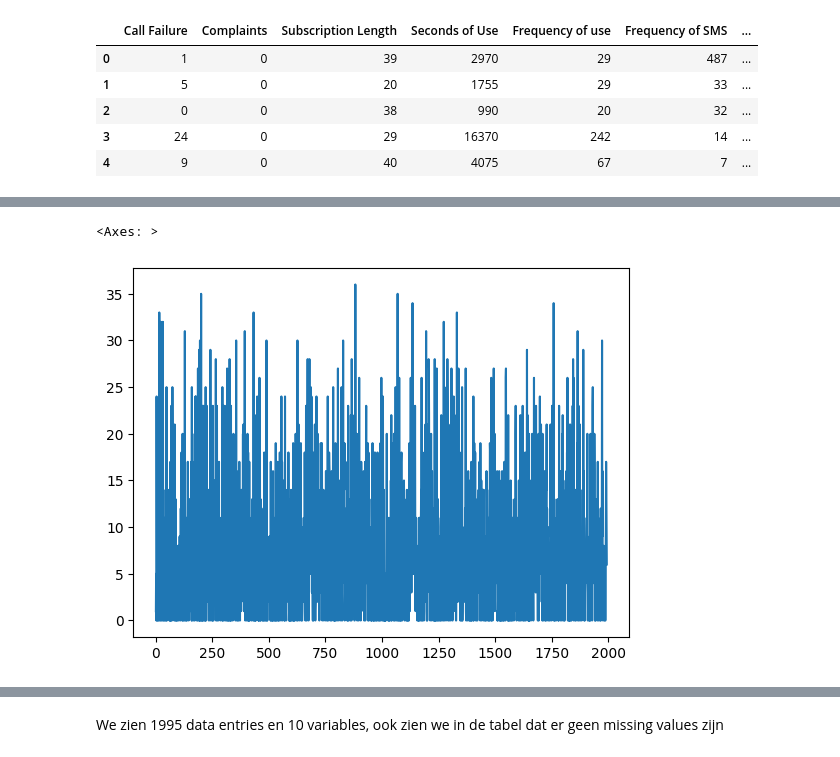
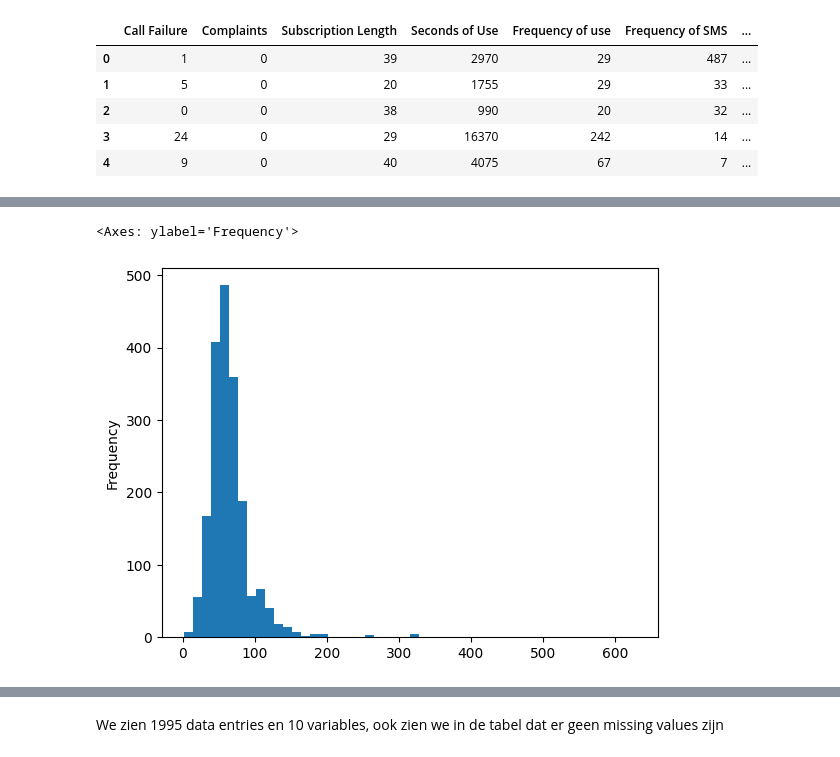
Before and after one commit to Murielle01/BP-3.4, a Jupyter notebook: scripts/opdracht 1/dataverkenning.ipynb, the cells around one changed output, grey strips where cells are left out. Saved outputs shown, nothing was run; the diff lists cells and outputs as text; code cells hidden in the pictures.

```diff
--- a/scripts/opdracht 1/dataverkenning.ipynb
+++ b/scripts/opdracht 1/dataverkenning.ipynb
@@ -6,6 +6,13 @@ import matplotlib.pyplot as plt
 # Alleen train inladen
 train_path = "../../data/data_train.csv"
 df = pd.read_csv(train_path, sep=",", decimal=".")
+df['Seconds_Per_Call'] = df['Seconds of Use'] / df['Frequency of use']
+df['SMS_per_Call'] = df['Frequency of SMS'] / df['Frequency of use']
+df['Total_Activity'] = df['Frequency of use'] + df['Frequency of SMS']
+df['Unique_Number_Ratio'] = df['Distinct Called Numbers'] / df['Frequency of use']
+df['Usage_per_month'] = df['Seconds of Use'] / df['Subscription Length']
+df['Complaints_per_Activity'] = df['Complaints'] / df['Total_Activity']
+
 
 df.head()
 # %% [output]
@@ -32,8 +126,8 @@ dtype: int64
 # %%
-gd
+df['duur_per_call'].plot(kind='hist', bins=50)
 # %% [output]
-<Axes: >
+<Axes: ylabel='Frequency'>
-[figure, old version]
+[figure, new version]
 # %%
 # Onderzoek de data
 
```
Also changed, not shown: parts of 2 cells of this notebook.
